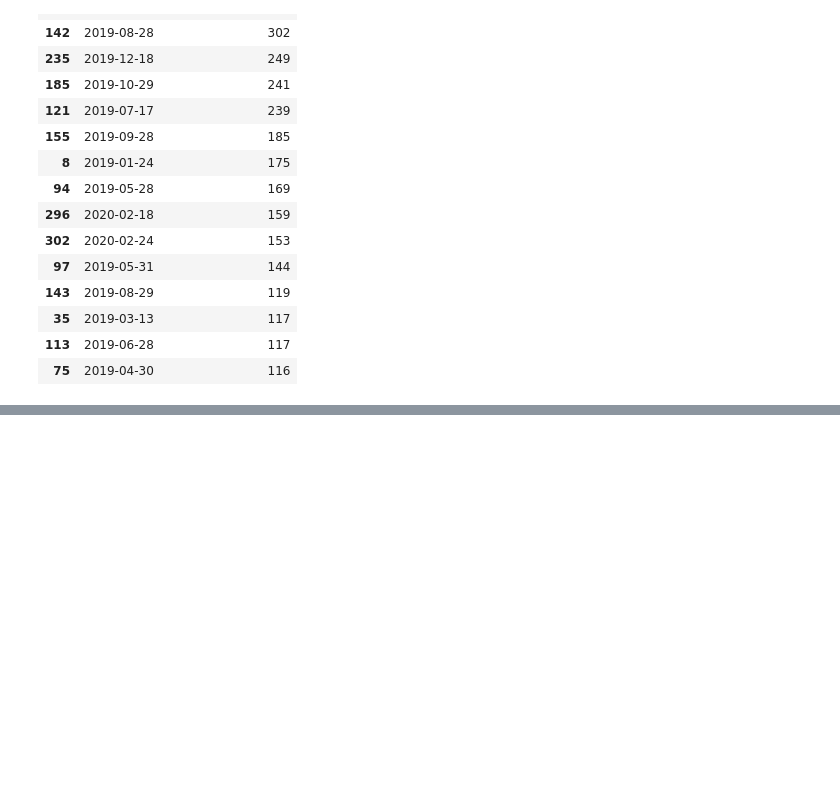
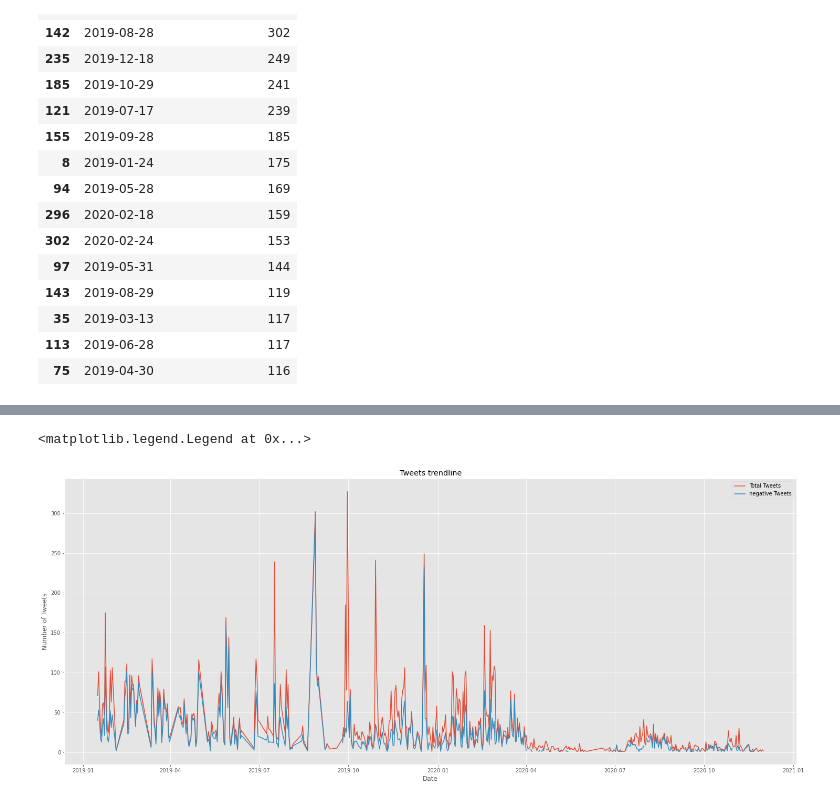
Before and after one commit to Himanshu-Dharma/Elon_bots_sentiment_analysis, a Jupyter notebook: tweetslalo.ipynb, the cells around one changed output, grey strips where cells are left out. Saved outputs shown, nothing was run; the diff lists cells and outputs as text; code cells hidden in the pictures; blank space fills up the shorter version.

```diff
--- a/tweetslalo.ipynb
+++ b/tweetslalo.ipynb
@@ -513,0 +534,21 @@ df1
+# %%
+df1 = pd.pivot_table(df, values=['id'], index=['date'],
+                    columns=['sentiment'], aggfunc=['count'])
+df1 = pd.DataFrame(df1)
+df1.columns = ["_".join((j,k,i)) for i,j,k in df1.columns]
+df1['date'] = df1.index
+df1['Number of tweets'] = df1.fillna(0)['id_negative_count'] + df1.fillna(0)['id_neutral_count'] + df1.fillna(0)['id_positive_count']
+df1.rename(columns={'id_negative_count': 'negative', 'id_neutral_count': 'neutral', 'id_positive_count': 'positive'}, inplace=True)
+df1
+
+plt.figure(figsize=(25,10))
+plt.plot(df1['date'], df1['Number of tweets'], label='Total Tweets')
+plt.plot(df1['date'], df1['negative'], label='negative Tweets')
+plt.style.use('ggplot')
+plt.title('Tweets trendline')
+plt.ylabel('Number of Tweets', fontsize=12)
+plt.xlabel('Date', fontsize=12)
+plt.legend(loc="upper right")
+# %% [output]
+<matplotlib.legend.Legend at 0x...>
+[figure, added]
```
Also changed, not shown: parts of 7 cells of this notebook.
